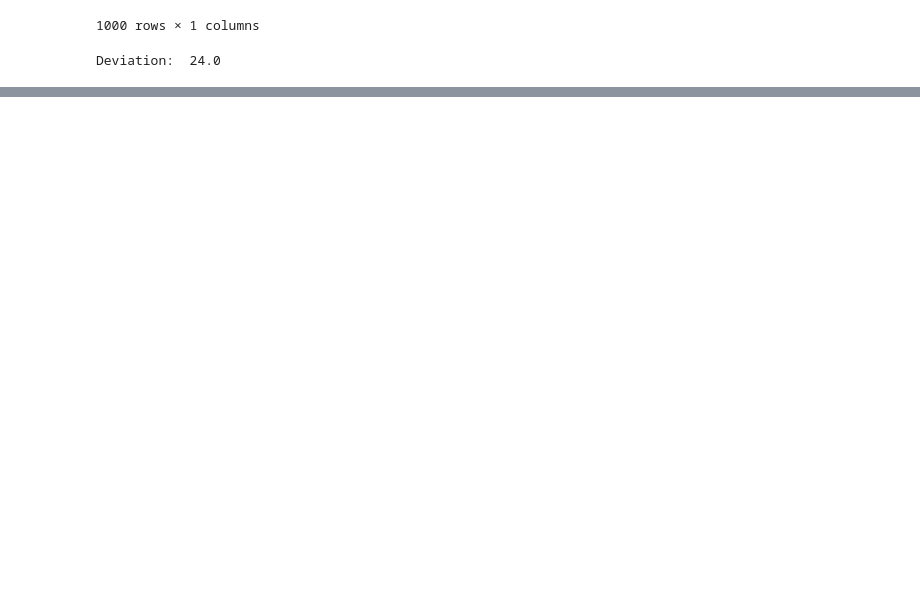
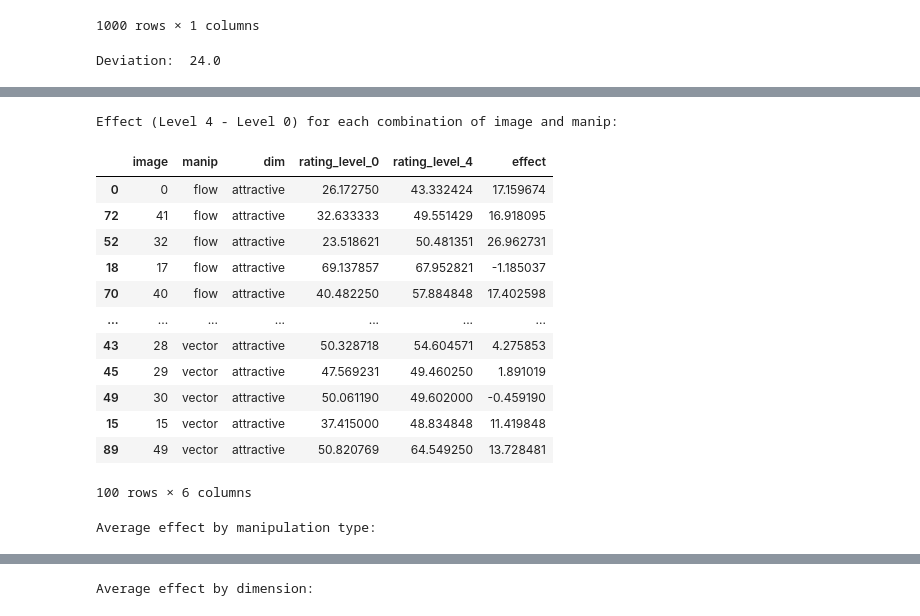
Before and after one commit to AdamSobieszek/manipy, a Jupyter notebook: notebooks/analyze_experiment.ipynb, the cells around one changed output, grey strips where cells are left out. Saved outputs shown, nothing was run; the diff lists cells and outputs as text; code cells hidden in the pictures; blank space fills up the shorter version.

```diff
--- a/notebooks/analyze_experiment.ipynb
+++ b/notebooks/analyze_experiment.ipynb
@@ -115,0 +139,79 @@ df_b[['image', 'manip', 'dim', 'level']] = df_b['features'].apply(ast.literal_ev
+# %%
+import pandas as pd
+import numpy as np
+
+# Assuming df_b is already loaded
+
+# Filter data for only levels 0 and 4
+level_0 = df_b[df_b['level'] == 0]
+level_4 = df_b[df_b['level'] == 4]
+
+# Create unique combinations of image and manip
+combinations = df_b[['image', 'manip']].drop_duplicates()
+
+# Initialize a results dataframe
+results = []
+
+# Calculate effect for each combination
+for _, combo in combinations.iterrows():
+    img = combo['image']
+    manip_type = combo['manip']
+
+    # Get rating for level 0
+    rating_0 = level_0[(level_0['image'] == img) & (level_0['manip'] == manip_type)]['rating'].values
+
+    # Get rating for level 4
+    rating_4 = level_4[(level_4['image'] == img) & (level_4['manip'] == manip_type)]['rating'].values
+
+    # Calculate effect (difference)
+    if len(rating_0) > 0 and len(rating_4) > 0:
+        effect = rating_4[0] - rating_0[0]
+
+        # Get dimension from the data
+        dim = df_b[(df_b['image'] == img) & (df_b['manip'] == manip_type)]['dim'].iloc[0]
+
+        # Add to results
+        results.append({
+            'image': img,
+            'manip': manip_type,
+            'dim': dim,
+            'rating_level_0': rating_0[0],
+            'rating_level_4': rating_4[0],
+            'effect': effect
+        })
+
+# Convert results to dataframe
+effect_df = pd.DataFrame(results)
+
+# Sort by image and manip for better readability
+effect_df = effect_df.sort_values(['image', 'manip'])
+
+# Display the results
+print("Effect (Level 4 - Level 0) for each combination of image and manip:")
+display(effect_df.sort_values(by="manip"))
+
+# Calculate average effect by manipulation type
+avg_effect_by_manip = effect_df.groupby('manip')['effect'].mean().reset_index()
+print("\nAverage effect by manipulation type:")
+display(avg_effect_by_manip)
+
+# Calculate average effect by dimension
+avg_effect_by_dim = effect_df.groupby('dim')['effect'].mean().reset_index()
+print("\nAverage effect by dimension:")
+display(avg_effect_by_dim)
+# %% [output]
+Effect (Level 4 - Level 0) for each combination of image and manip:
+|  | image | manip | dim | rating_level_0 | rating_level_4 | effect |
+| 0 | 0 | flow | attractive | 26.172750 | 43.332424 | 17.159674 |
+| 72 | 41 | flow | attractive | 32.633333 | 49.551429 | 16.918095 |
+| 52 | 32 | flow | attractive | 23.518621 | 50.481351 | 26.962731 |
+| 18 | 17 | flow | attractive | 69.137857 | 67.952821 | -1.185037 |
+| 70 | 40 | flow | attractive | 40.482250 | 57.884848 | 17.402598 |
+| ... | ... | ... | ... | ... | ... | ... |
+| 43 | 28 | vector | attractive | 50.328718 | 54.604571 | 4.275853 |
+| 45 | 29 | vector | attractive | 47.569231 | 49.460250 | 1.891019 |
+| 49 | 30 | vector | attractive | 50.061190 | 49.602000 | -0.459190 |
+| 15 | 15 | vector | attractive | 37.415000 | 48.834848 | 11.419848 |
+| 89 | 49 | vector | attractive | 50.820769 | 64.549250 | 13.728481 |
+100 rows × 6 columns
+Average effect by manipulation type:
@@ -115,0 +221 @@ df_b[['image', 'manip', 'dim', 'level']] = df_b['features'].apply(ast.literal_ev
+Average effect by dimension:
```
Also changed, not shown: parts of 11 cells of this notebook, 43 other files.
